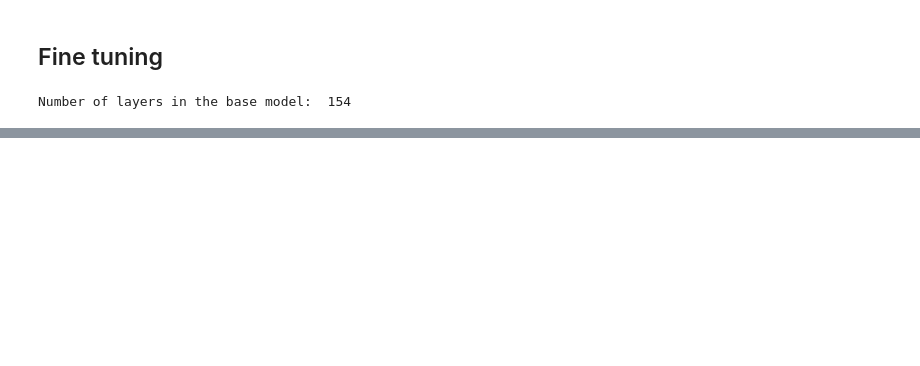
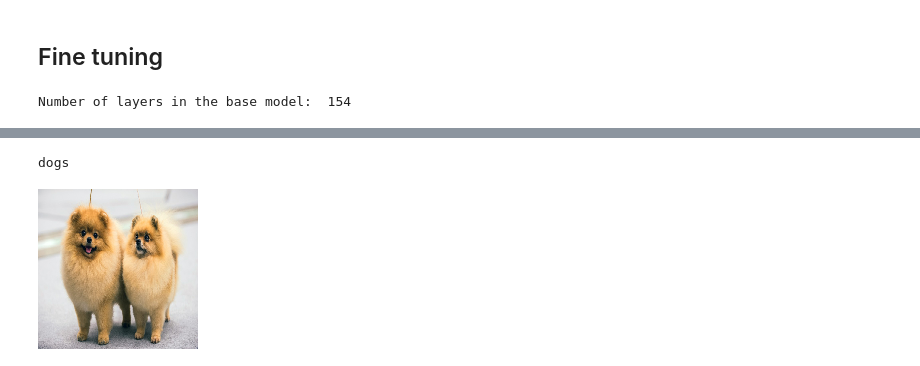
Before and after one commit to inrok86/cbpc, a Jupyter notebook: cnn_pre.ipynb, the cells around one changed output, grey strips where cells are left out. Drawn from its saved outputs; the diff is of its cells as text; code cells hidden in the pictures; blank space fills up the shorter version.

```diff
--- a/cnn_pre.ipynb
+++ b/cnn_pre.ipynb
@@ -263,0 +311,6 @@ plt.show()
+# %%
+!pip install wget -q
+import wget
+url='https://media.nature.com/lw800/magazine-assets/d41586-020-01430-5/d41586-020-01430-5_17977552.jpg'
+wget.download(url)
+image = tf.keras.preprocessing.image.load_img(url.split("/")[-1],target_size=IMG_SIZE)
@@ -263,0 +319,11 @@ plt.show()
+# %%
+input_arr = tf.keras.preprocessing.image.img_to_array(image)
+input_arr = np.array([input_arr])
+predictions = model.predict(input_arr).flatten()
+predictions = tf.nn.sigmoid(predictions)
+predictions = tf.where(predictions < 0.5, 0, 1)
+print(class_names[predictions[0]])
+image
+# %% [output]
+dogs
+[figure, added]
```
Also changed, not shown: parts of 18 cells of this notebook.
